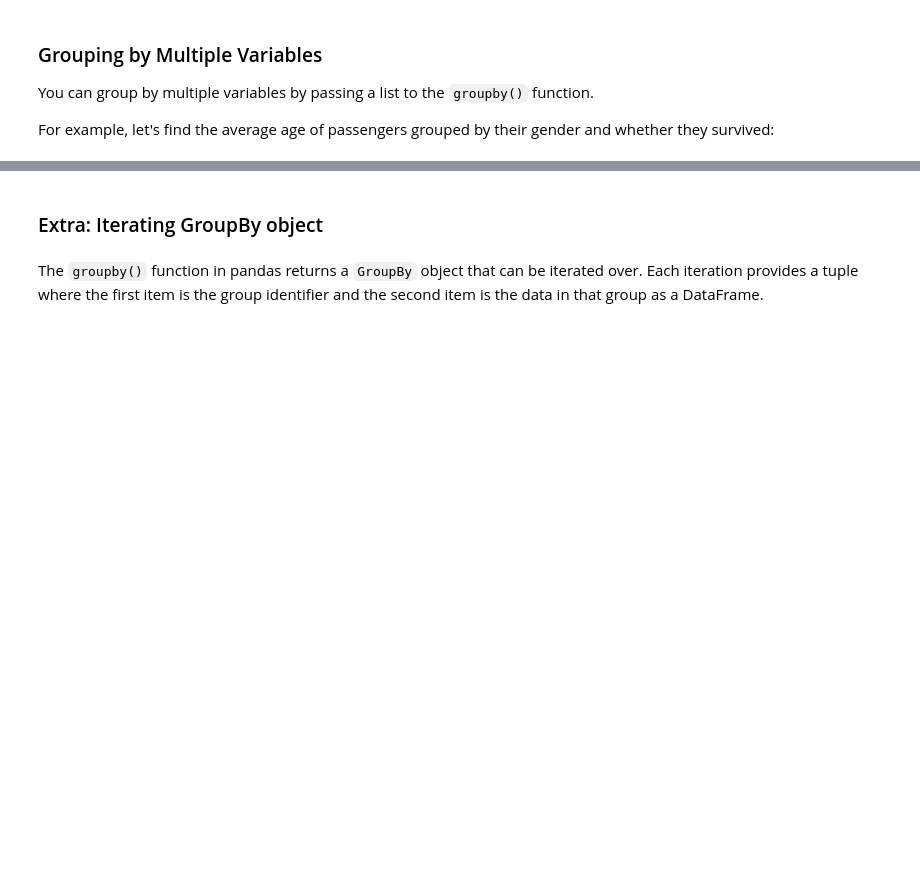
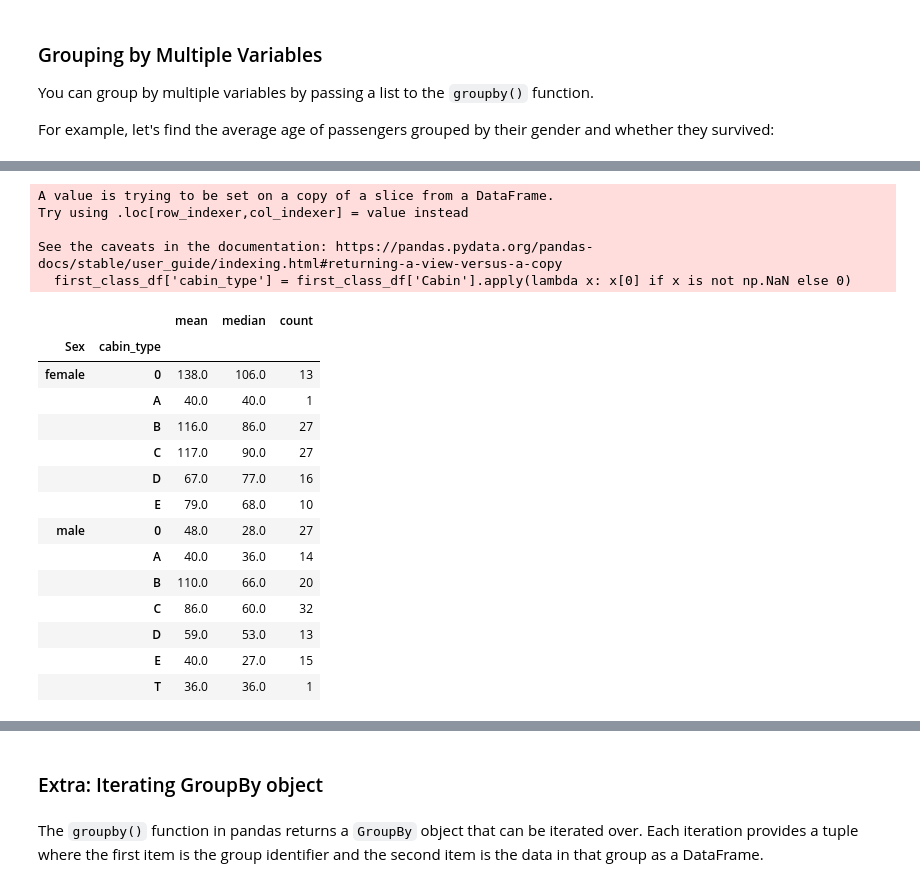
Before and after one commit to TheLazyCactus/ironhack-v4-data-lessons, a Jupyter notebook: cohorts/15_oct_24/02_data_wrangling_and_retrieval/W4D2_aggregating_data.ipynb, the cells around one changed output, grey strips where cells are left out. Drawn from its saved outputs; the diff is of its cells as text; code cells hidden in the pictures; blank space fills up the shorter version.

```diff
--- a/cohorts/15_oct_24/02_data_wrangling_and_retrieval/W4D2_aggregating_data.ipynb
+++ b/cohorts/15_oct_24/02_data_wrangling_and_retrieval/W4D2_aggregating_data.ipynb
@@ -115,0 +301,2 @@ df.groupby(['Sex', 'Pclass'])['Fare'].agg(['min', 'max']).round(2)
+# %%
+first_class_df = df[df.Pclass == 1]
@@ -115,0 +356,6 @@ df.groupby(['Sex', 'Pclass'])['Fare'].agg(['min', 'max']).round(2)
+# %%
+# Cross-reference with whether someone had a cabin or not and the cabin type
+import numpy as np
+
+first_class_df['has_cabin'] = first_class_df['Cabin'].apply(lambda x: True if x is not np.NaN else False)
+first_class_df.groupby(['Sex', 'has_cabin'])['Fare'].agg(['mean', 'median', 'count']).round()
@@ -115,0 +423,4 @@ df.groupby(['Sex', 'Pclass'])['Fare'].agg(['min', 'max']).round(2)
+# %%
+# Cross-reference with the number of cabins
+first_class_df['cabin_no'] = first_class_df['Cabin'].apply(lambda x: len(x.split(" ")) if x is not np.NaN else 0)
+first_class_df.groupby(['Sex', 'cabin_no'])['Fare'].agg(['mean', 'median', 'count']).round()
@@ -116,2 +444,27 @@ df.groupby(['Sex', 'Pclass'])['Fare'].agg(['min', 'max']).round(2)
+# %%
+# Cross-reference with cabin type
+first_class_df['cabin_type'] = first_class_df['Cabin'].apply(lambda x: x[0] if x is not np.NaN else 0)
+first_class_df.groupby(['Sex', 'cabin_type'])['Fare'].agg(['mean', 'median', 'count']).round()
+# %% [output]
+A value is trying to be set on a copy of a slice from a DataFrame.
+Try using .loc[row_indexer,col_indexer] = value instead
+
+See the caveats in the documentation: https://pandas.pydata.org/pandas-docs/stable/user_guide/indexing.html#returning-a-view-versus-a-copy
+  first_class_df['cabin_type'] = first_class_df['Cabin'].apply(lambda x: x[0] if x is not np.NaN else 0)
+|  |  | mean | median | count |
+| Sex | cabin_type |  |  |  |
+| female | 0 | 138.0 | 106.0 | 13 |
+|  | A | 40.0 | 40.0 | 1 |
+|  | B | 116.0 | 86.0 | 27 |
+|  | C | 117.0 | 90.0 | 27 |
+|  | D | 67.0 | 77.0 | 16 |
+|  | E | 79.0 | 68.0 | 10 |
+| male | 0 | 48.0 | 28.0 | 27 |
+|  | A | 40.0 | 36.0 | 14 |
+|  | B | 110.0 | 66.0 | 20 |
+|  | C | 86.0 | 60.0 | 32 |
+|  | D | 59.0 | 53.0 | 13 |
+|  | E | 40.0 | 27.0 | 15 |
+|  | T | 36.0 | 36.0 | 1 |
 # %%
 # Cross-reference with Embarked
```
Also changed, not shown: parts of 51 cells of this notebook.
